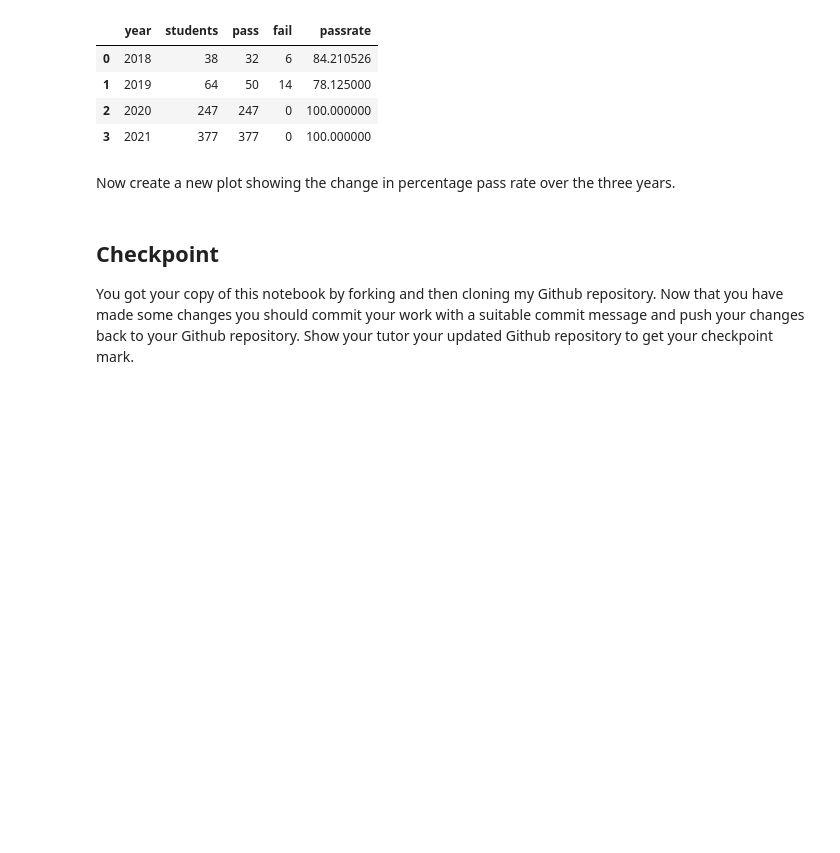
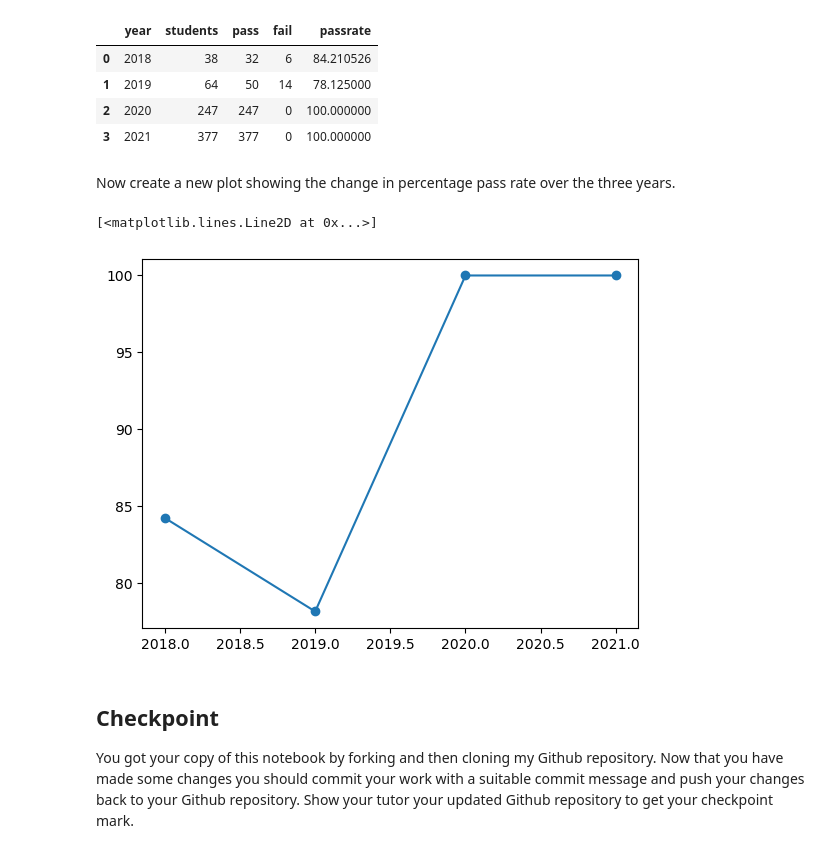
Before and after one commit to nwarraich/comp2200, a Jupyter notebook: Workshop Week 1 (1).ipynb, the cells around one changed output. Cells and saved outputs as stored; diff of their text form; code cells hidden in the pictures; blank space fills up the shorter version.

```diff
--- a/Workshop Week 1 (1).ipynb
+++ b/Workshop Week 1 (1).ipynb
@@ -171,6 +196,10 @@ classdata
 Now create a new plot showing the change in percentage pass rate over the three years.
 # %%
 # your code here
+plt.plot(classdata['year'], classdata['passrate'], marker='o')
+# %% [output]
+[<matplotlib.lines.Line2D at 0x...>]
+[figure, added]
 # %% [markdown]
 ## Checkpoint
 
```
Also changed, not shown: parts of 4 cells of this notebook.
